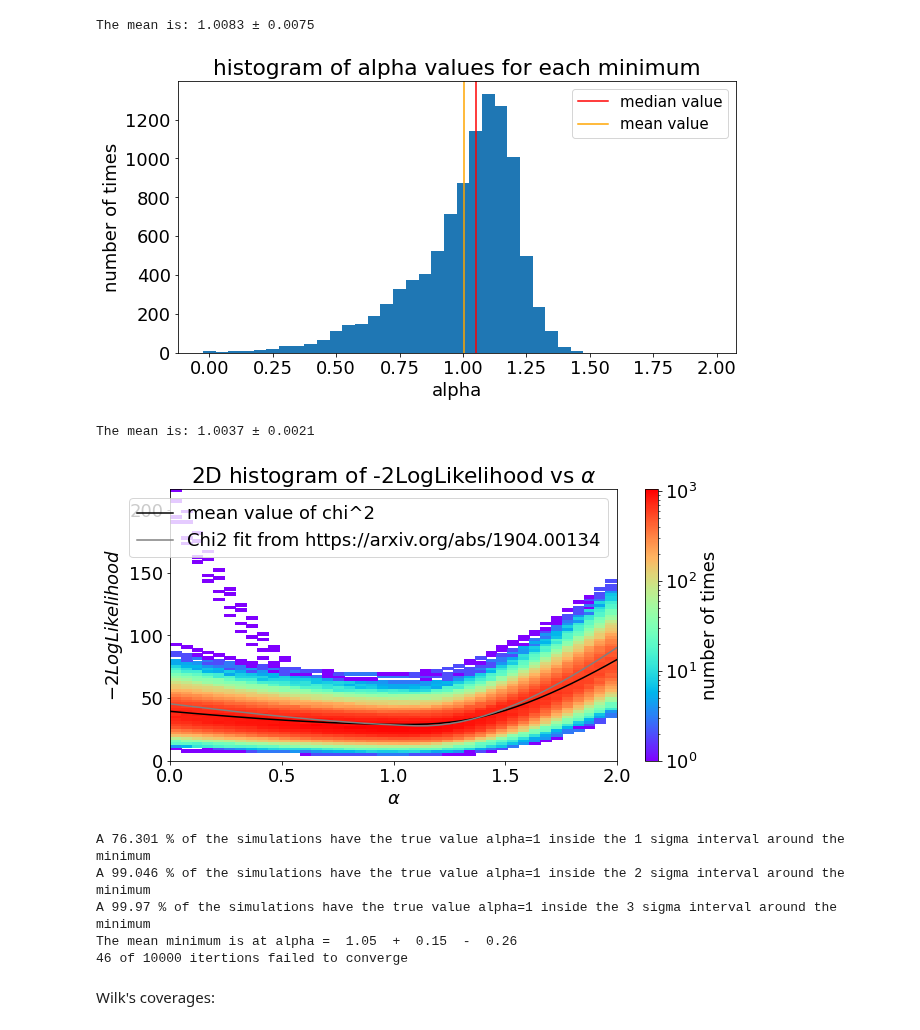
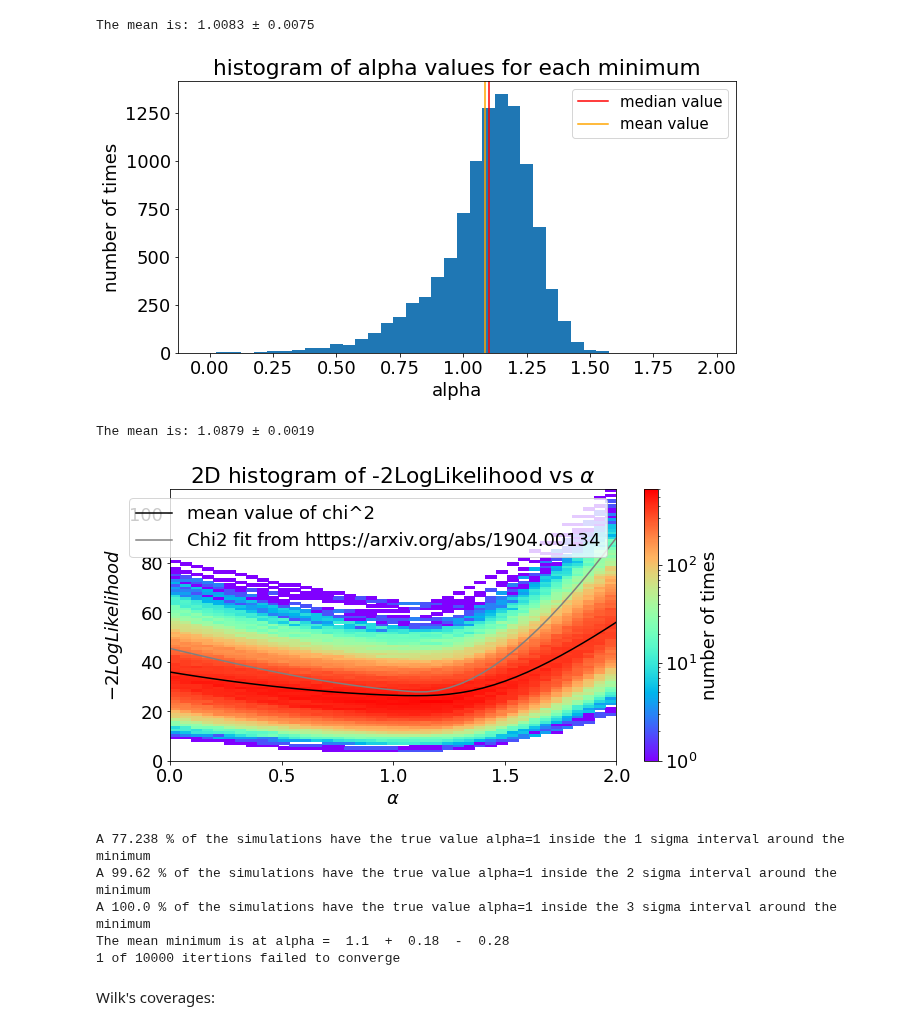
Before and after one commit to R-Grau/EBLpy, a Jupyter notebook: EBL_fit_MC_viewer.ipynb, the cells around one changed output. Drawn from its saved outputs; the diff is of its cells as text; code cells hidden in the pictures.

```diff
--- a/EBL_fit_MC_viewer.ipynb
+++ b/EBL_fit_MC_viewer.ipynb
@@ -144,7 +144,7 @@ def extract(ds):
     alphas = ds['alphas'][:]
     return chisqs,alphas
 
-loc = Path('/data/magic/users-ifae/rgrau/EBL-splines/EBL10000_PWL_LP_MAGIC_with_0.038_Systematics_4w')
+loc = Path('/data/magic/users-ifae/rgrau/EBL-splines/EBL50000_PWL_MBPWL3_MAGIC_with_0.038_Systematics_4w')
 # files = sorted([f for f in loc.glob("EBL*2022050916*.hdf5")]) #PWL_LP starting at alpha = 1 (16 alpha = 1, 11 alpha = 2)
 files = sorted([f for f in loc.glob("EBL*.hdf5")]) #all the others but PWL_LP
 # files = sorted(['/data/magic/users-ifae/rgrau/EBL-splines/EBL50_PWL_MBPWL_5knots/EBL_mult_nit0of50_202205111529.hdf5','/data/magic/users-ifae/rgrau/EBL-splines/EBL50_PWL_MBPWL_5knots/EBL_mult_nit2of50_202205111530.hdf5', '/data/magic/users-ifae/rgrau/EBL-splines/EBL50_PWL_MBPWL_5knots/EBL_mult_nit3of50_202205111529.hdf5'])
@@ -397,7 +397,7 @@ print("The mean is:", format(mu, ".4f"), u"\u00B1", format(std/np.sqrt(niter), "
 [figure]
 The mean is: 1.0083 ± 0.0075
 # %%
-loc = Path('/data/magic/users-ifae/rgrau/EBL-splines/EBL10000_PWL_LP_MAGIC_with_0.038_Systematics_4w')
+loc = Path('/data/magic/users-ifae/rgrau/EBL-splines/EBL10000_PWL_MBPWL3_MAGIC_with_0.038_Systematics_4w')
 # files = sorted([f for f in loc.glob("EBL*2022050916*.hdf5")]) #PWL_LP starting at alpha = 1 (16 alpha = 1, 11 alpha = 2)
 files = sorted([f for f in loc.glob("EBL*.hdf5")]) #all the others but PWL_LP
 # files = sorted(['/data/magic/users-ifae/rgrau/EBL-splines/EBL50_PWL_MBPWL_5knots/EBL_mult_nit0of50_202205111529.hdf5','/data/magic/users-ifae/rgrau/EBL-splines/EBL50_PWL_MBPWL_5knots/EBL_mult_nit2of50_202205111530.hdf5', '/data/magic/users-ifae/rgrau/EBL-splines/EBL50_PWL_MBPWL_5knots/EBL_mult_nit3of50_202205111529.hdf5'])
@@ -431,35 +431,35 @@ Background_scale = inp_config["Background_scale"]
 Forward_folding = inp_config["Forward_folding"]
 initial_guess_pos = inp_config["initial_guess_pos"]
 step = inp_config["step"]
 last_bin = inp_config["last_bin"]
 first_bin = inp_config["first_bin"]
 Norm = inp_config["Norm"]
 Ph_index = inp_config["Ph_index"]
 initial_guess_0 = inp_config["initial_guess_0"]
 
 if fit_func_name == "MBPWL":
     knots = inp_config["knots"]
     Efirst = inp_config["Efirst"]
     Elast = inp_config["Elast"]
 
 mu, std = norm.fit(alphas[np.argmin(chisqs_iter, axis = 1)])
 
 plt.hist(alphas[np.argmin(chisqs_iter, axis = 1)], np.sort(alphas)-0.025)
 xmin, xmax = plt.xlim()
 # x = np.linspace(xmin, xmax, 100)
 p = norm.pdf(np.sort(alphas), mu, std)
 plt.axvline(np.median(alphas[np.argmin(chisqs_iter, axis = 1)]), label = "median value", color = "red")
 plt.axvline(np.mean(alphas[np.argmin(chisqs_iter, axis = 1)]), label = "mean value", color = "orange",)
 #plt.plot(np.sort(alphas), p/p.sum() * niter, 'k', linewidth=2)
 plt.xlabel("alpha")
 plt.ylabel("number of times")
 plt.title("histogram of alpha values for each minimum")
 plt.legend(fontsize = 15)
 plt.show()
 print("The mean is:", format(mu, ".4f"), u"\u00B1", format(std/np.sqrt(niter), ".4f"))
 # %% [output]
-[figure, old version]
+[figure, new version]
-The mean is: 1.0037 ± 0.0021
+The mean is: 1.0879 ± 0.0019
 # %%
 file2 = uproot.open("Output_fitebl.root:Chi2_1ES1011_Feb2014_LP")
 magicalphas = file2.values()[0]
@@ -529,12 +529,12 @@ print("The mean minimum is at alpha = ", np.round(interpx[np.argmin(chis_new)],
 # print("Energy migration = ", Energy_migration)
 print("{failed} of {total} itertions failed to converge".format(failed = len(files) - niter, total = len(files)))
 # %% [output]
-[figure, old version]
+[figure, new version]
-A 76.301 % of the simulations have the true value alpha=1 inside the 1 sigma interval around the minimum
-A 99.046 % of the simulations have the true value alpha=1 inside the 2 sigma interval around the minimum
-A 99.97 % of the simulations have the true value alpha=1 inside the 3 sigma interval around the minimum
-The mean minimum is at alpha =  1.05  +  0.15  -  0.26
-46 of 10000 itertions failed to converge
+A 77.238 % of the simulations have the true value alpha=1 inside the 1 sigma interval around the minimum
+A 99.62 % of the simulations have the true value alpha=1 inside the 2 sigma interval around the minimum
+A 100.0 % of the simulations have the true value alpha=1 inside the 3 sigma interval around the minimum
+The mean minimum is at alpha =  1.1  +  0.18  -  0.28
+1 of 10000 itertions failed to converge
 # %% [markdown]
 Wilk's coverages:
 # %%
```
Also changed, not shown: parts of 17 cells of this notebook, 5 other files.
